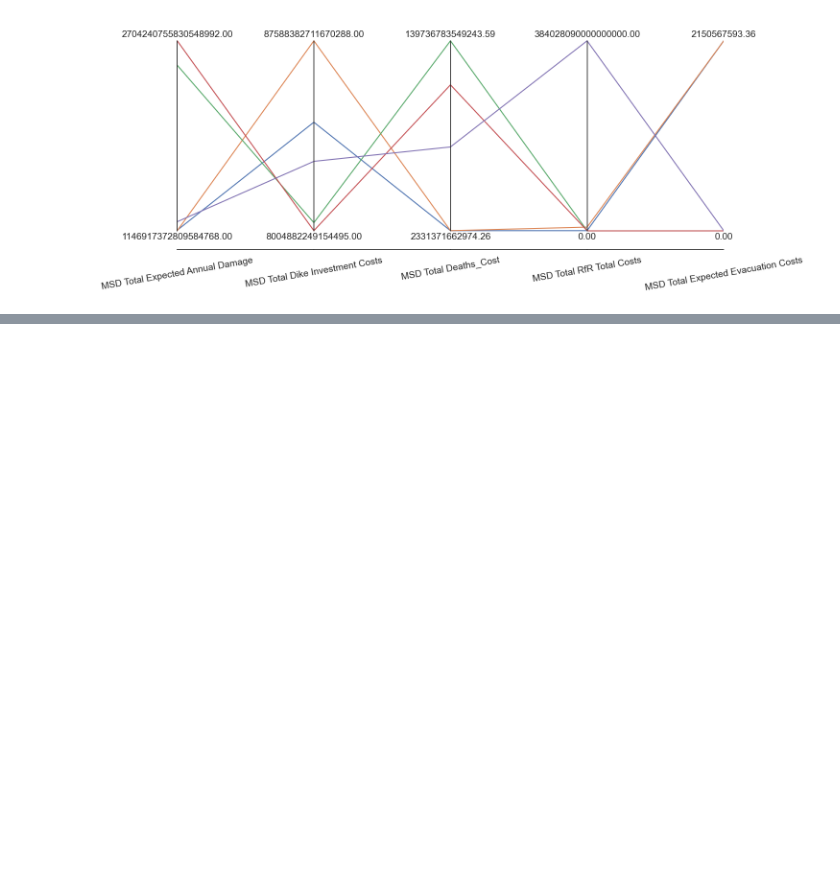
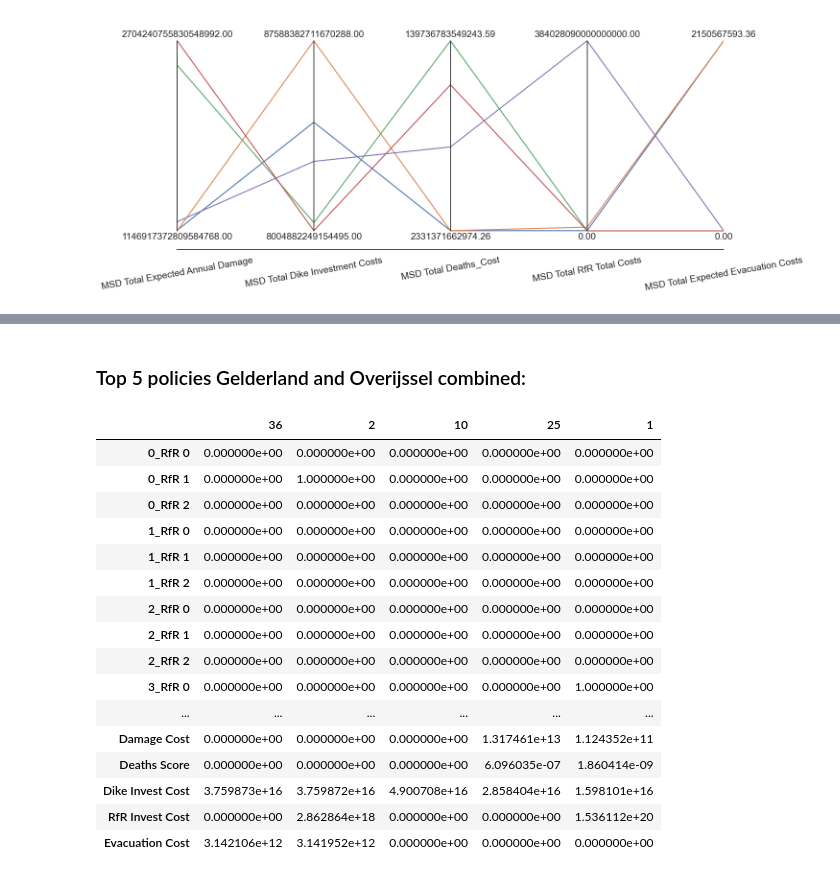
Before and after one commit to JasperBaars/EPA1361_Model-based_Decision-making, a Jupyter notebook: Final Assignment EPA1361/Model and Notebooks/3. Uncertainty Analysis.ipynb, the cells around one changed output, grey strips where cells are left out. Cells and saved outputs as stored; diff of their text form; code cells hidden in the pictures; blank space fills up the shorter version.

```diff
--- a/Final Assignment EPA1361/Model and Notebooks/3. Uncertainty Analysis.ipynb
+++ b/Final Assignment EPA1361/Model and Notebooks/3. Uncertainty Analysis.ipynb
@@ -321,0 +347,23 @@ sns.set(rc={'figure.figsize': (15, 6)})
+# %% [markdown]
+### Top 5 policies Gelderland and Overijssel combined:
+# %%
+policies = pd.read_pickle(r'../generated_datasets/initial_Pareto_policies.pkl')
+policies.iloc[results_of_interest.index.values].T
+# %% [output]
+|  | 36 | 2 | 10 | 25 | 1 |
+| 0_RfR 0 | 0.000000e+00 | 0.000000e+00 | 0.000000e+00 | 0.000000e+00 | 0.000000e+00 |
+| 0_RfR 1 | 0.000000e+00 | 1.000000e+00 | 0.000000e+00 | 0.000000e+00 | 0.000000e+00 |
+| 0_RfR 2 | 0.000000e+00 | 0.000000e+00 | 0.000000e+00 | 0.000000e+00 | 0.000000e+00 |
+| 1_RfR 0 | 0.000000e+00 | 0.000000e+00 | 0.000000e+00 | 0.000000e+00 | 0.000000e+00 |
+| 1_RfR 1 | 0.000000e+00 | 0.000000e+00 | 0.000000e+00 | 0.000000e+00 | 0.000000e+00 |
+| 1_RfR 2 | 0.000000e+00 | 0.000000e+00 | 0.000000e+00 | 0.000000e+00 | 0.000000e+00 |
+| 2_RfR 0 | 0.000000e+00 | 0.000000e+00 | 0.000000e+00 | 0.000000e+00 | 0.000000e+00 |
+| 2_RfR 1 | 0.000000e+00 | 0.000000e+00 | 0.000000e+00 | 0.000000e+00 | 0.000000e+00 |
+| 2_RfR 2 | 0.000000e+00 | 0.000000e+00 | 0.000000e+00 | 0.000000e+00 | 0.000000e+00 |
+| 3_RfR 0 | 0.000000e+00 | 0.000000e+00 | 0.000000e+00 | 0.000000e+00 | 1.000000e+00 |
+| ... | ... | ... | ... | ... | ... |
+| Damage Cost | 0.000000e+00 | 0.000000e+00 | 0.000000e+00 | 1.317461e+13 | 1.124352e+11 |
+| Deaths Score | 0.000000e+00 | 0.000000e+00 | 0.000000e+00 | 6.096035e-07 | 1.860414e-09 |
+| Dike Invest Cost | 3.759873e+16 | 3.759872e+16 | 4.900708e+16 | 2.858404e+16 | 1.598101e+16 |
+| RfR Invest Cost | 0.000000e+00 | 2.862864e+18 | 0.000000e+00 | 0.000000e+00 | 1.536112e+20 |
+| Evacuation Cost | 3.142106e+12 | 3.141952e+12 | 0.000000e+00 | 0.000000e+00 | 0.000000e+00 |
```
Also changed, not shown: parts of 5 cells of this notebook, 1 other file.
